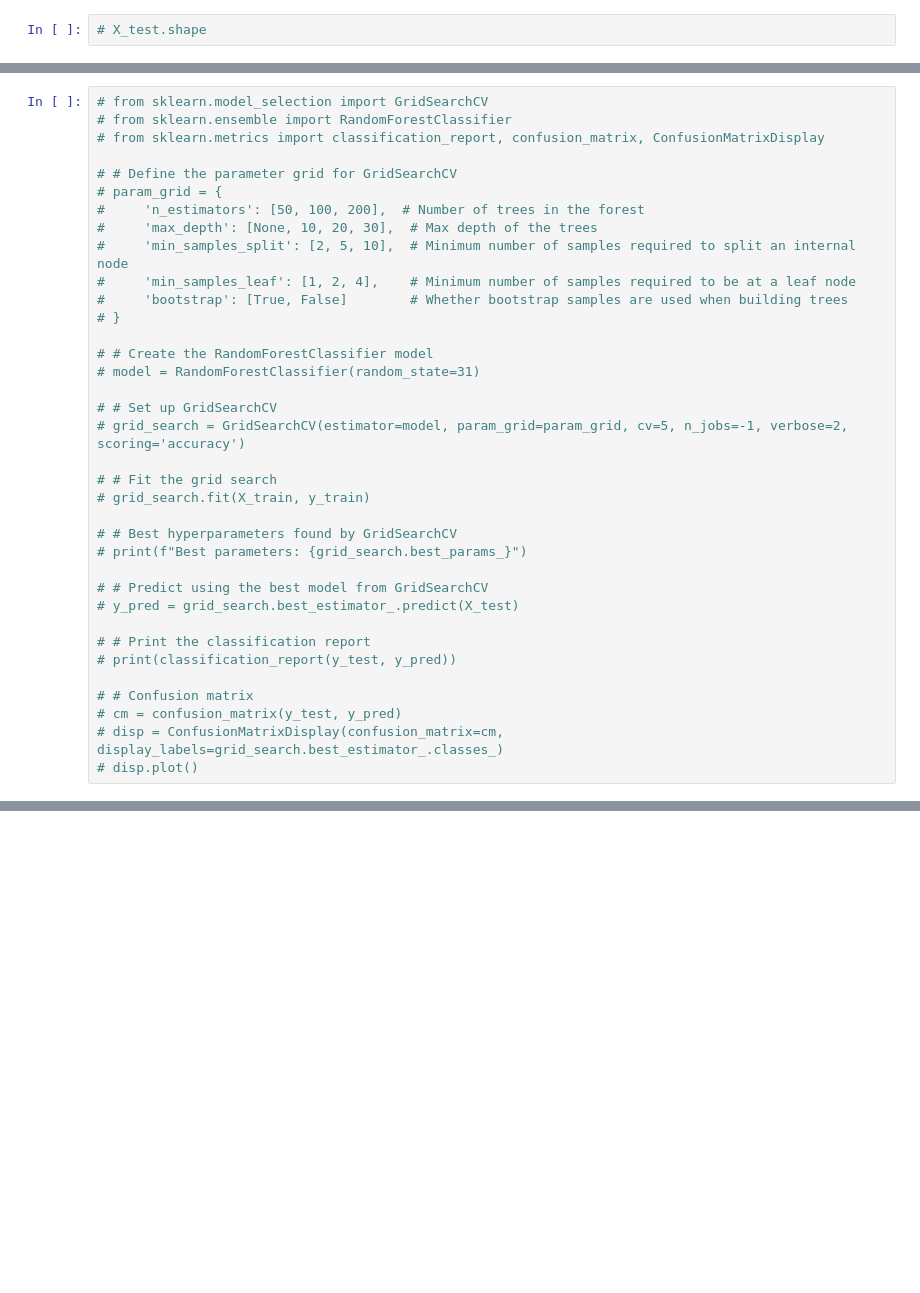
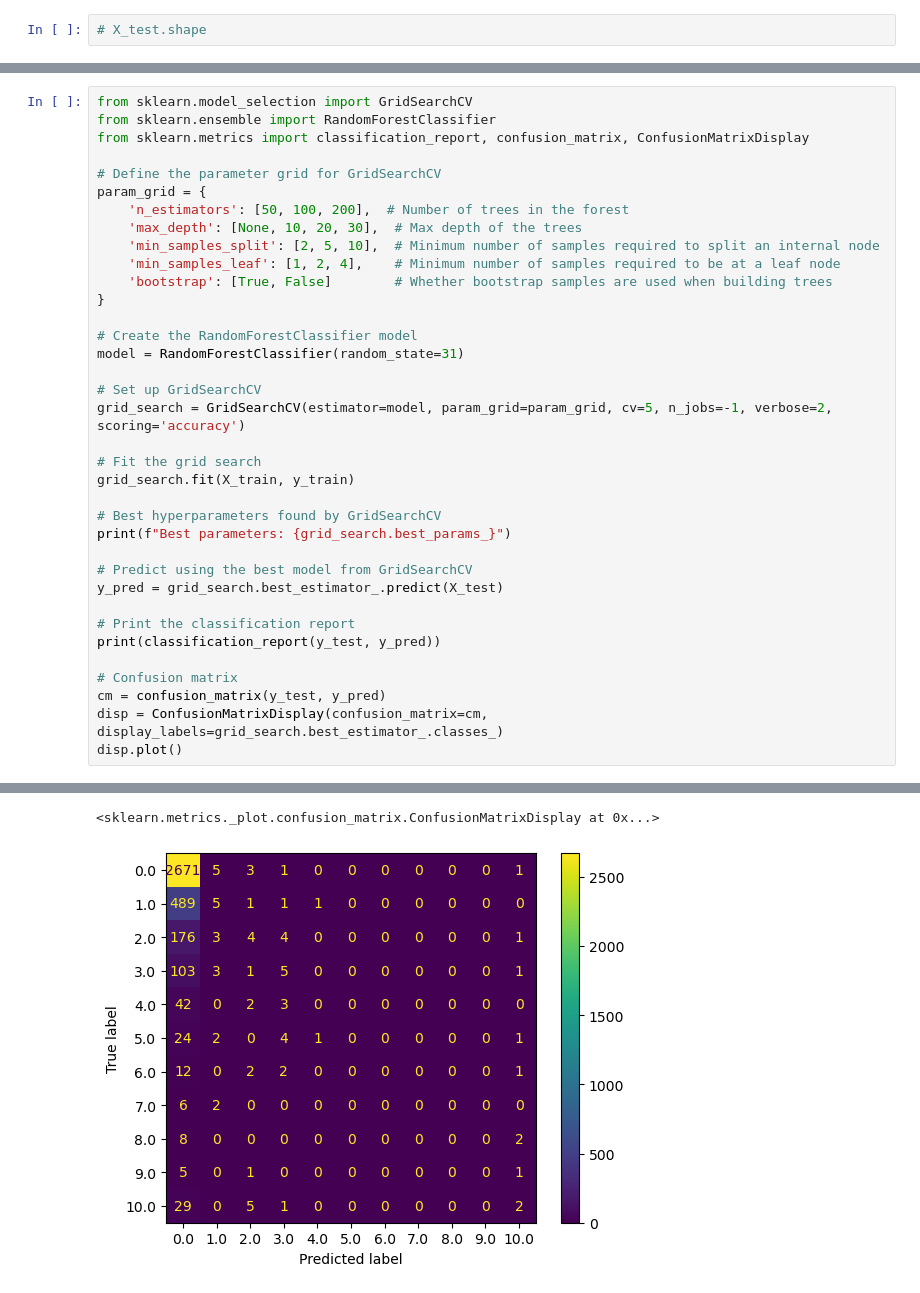
Before and after one commit to kaorat/DSDE_project_2024, a Jupyter notebook: ML_1_gan.ipynb, the cells around one changed output, grey strips where cells are left out. Saved outputs shown, nothing was run; the diff lists cells and outputs as text; blank space fills up the shorter version.

```diff
--- a/ML_1_gan.ipynb
+++ b/ML_1_gan.ipynb
@@ -214,36 +249,37 @@ weighted avg       0.45      0.51      0.45       486
 # %%
-# from sklearn.model_selection import GridSearchCV
-# from sklearn.ensemble import RandomForestClassifier
-# from sklearn.metrics import classification_report, confusion_matrix, ConfusionMatrixDisplay
+from sklearn.model_selection import GridSearchCV
+from sklearn.ensemble import RandomForestClassifier
+from sklearn.metrics import classification_report, confusion_matrix, ConfusionMatrixDisplay
 
-# # Define the parameter grid for GridSearchCV
-# param_grid = {
-#     'n_estimators': [50, 100, 200],  # Number of trees in the forest
-#     'max_depth': [None, 10, 20, 30],  # Max depth of the trees
-#     'min_samples_split': [2, 5, 10],  # Minimum number of samples required to split an internal node
-#     'min_samples_leaf': [1, 2, 4],    # Minimum number of samples required to be at a leaf node
-#     'bootstrap': [True, False]        # Whether bootstrap samples are used when building trees
-# }
+# Define the parameter grid for GridSearchCV
+param_grid = {
+    'n_estimators': [50, 100, 200],  # Number of trees in the forest
+    'max_depth': [None, 10, 20, 30],  # Max depth of the trees
+    'min_samples_split': [2, 5, 10],  # Minimum number of samples required to split an internal node
+    'min_samples_leaf': [1, 2, 4],    # Minimum number of samples required to be at a leaf node
+    'bootstrap': [True, False]        # Whether bootstrap samples are used when building trees
+}
 
-# # Create the RandomForestClassifier model
-# model = RandomForestClassifier(random_state=31)
+# Create the RandomForestClassifier model
+model = RandomForestClassifier(random_state=31)
 
-# # Set up GridSearchCV
-# grid_search = GridSearchCV(estimator=model, param_grid=param_grid, cv=5, n_jobs=-1, verbose=2, scoring='accuracy')
+# Set up GridSearchCV
+grid_search = GridSearchCV(estimator=model, param_grid=param_grid, cv=5, n_jobs=-1, verbose=2, scoring='accuracy')
 
-# # Fit the grid search
-# grid_search.fit(X_train, y_train)
+# Fit the grid search
+grid_search.fit(X_train, y_train)
 
-# # Best hyperparameters found by GridSearchCV
-# print(f"Best parameters: {grid_search.best_params_}")
+# Best hyperparameters found by GridSearchCV
+print(f"Best parameters: {grid_search.best_params_}")
 
-# # Predict using the best model from GridSearchCV
-# y_pred = grid_search.best_estimator_.predict(X_test)
+# Predict using the best model from GridSearchCV
+y_pred = grid_search.best_estimator_.predict(X_test)
 
-# # Print the classification report
-# print(classification_report(y_test, y_pred))
+# Print the classification report
+print(classification_report(y_test, y_pred))
 
-# # Confusion matrix
-# cm = confusion_matrix(y_test, y_pred)
-# disp = ConfusionMatrixDisplay(confusion_matrix=cm, display_labels=grid_search.best_estimator_.classes_)
-# disp.plot()
+# Confusion matrix
+cm = confusion_matrix(y_test, y_pred)
+disp = ConfusionMatrixDisplay(confusion_matrix=cm, display_labels=grid_search.best_estimator_.classes_)
+disp.plot()
+# %% [output]
@@ -249,0 +305,2 @@ weighted avg       0.45      0.51      0.45       486
+<sklearn.metrics._plot.confusion_matrix.ConfusionMatrixDisplay at 0x...>
+[figure, added]
```
Also changed, not shown: parts of 12 cells of this notebook, 1 other file.
